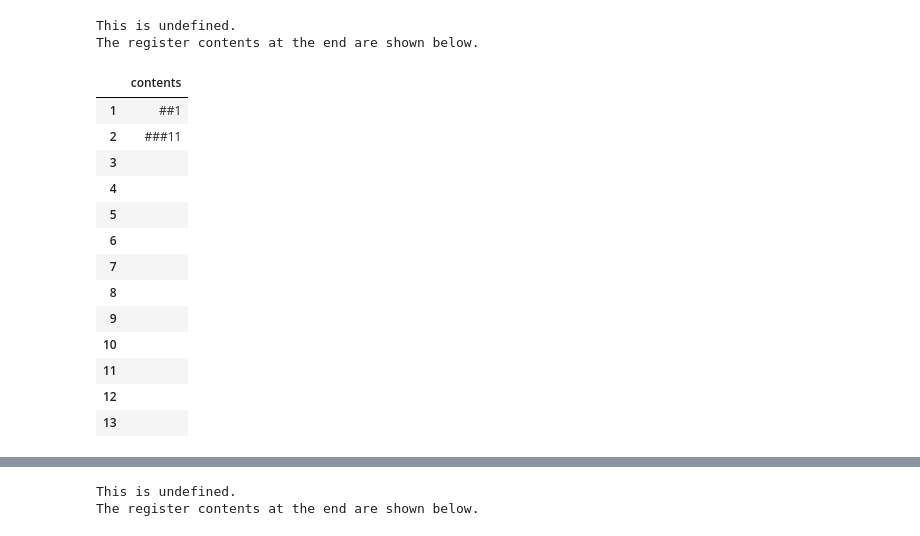
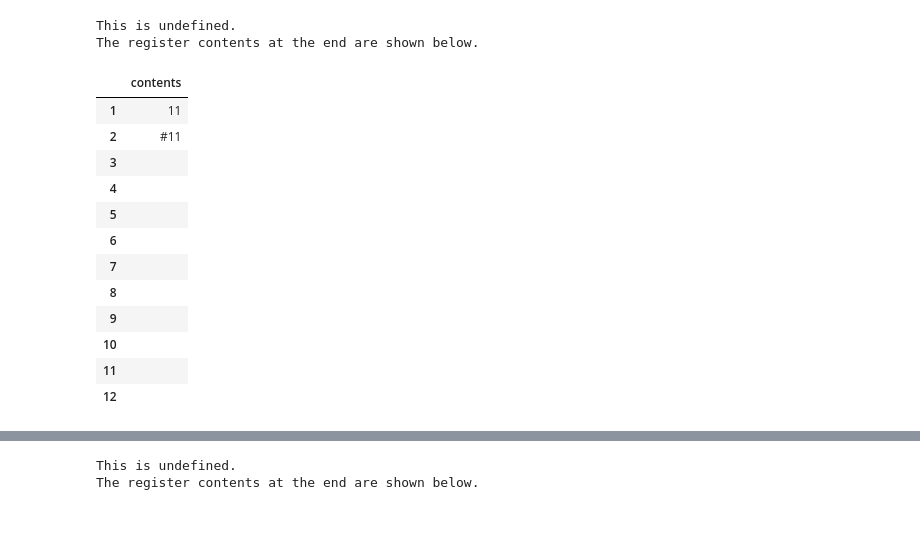
Before and after one commit to lmoss/onesharp, a Jupyter notebook: primitive_recursion.ipynb, the cells around one changed output, grey strips where cells are left out. Cells and saved outputs as stored; diff of their text form; code cells hidden in the pictures.

```diff
--- a/primitive_recursion.ipynb
+++ b/primitive_recursion.ipynb
@@ -571,7 +563,4 @@ onesharp(pr,['#11'])
 # %%
+#@title
 # s is an index of the successor function in bb
 s = '1#####111###111###1111111111111111111111111###1111111111111111111111111111111111111111###11##1#####111###111111111111111111###1111111111111111111###11#1#####111111###111###11##1111####11#111111####11#####111111###111###1##1111####1#111111####1111111111111111111###11##111111111111111111111####11#1#####111111###111###11##1111####11#111111####11#####111111###111###1##1111####1#111111####1###'
-h = '#'
-for i in range(11):
-  h = onesharp(s,[h])
-  print(h)
@@ -816,19 +705,0 @@ def compose(outer_fn,proglist,argument_number,free_reg):
-# %%
-proglist = [proj_prog(2,3),proj_prog(1,3)]
-clear_reg = 4
-argument_number = 3
-arg = argument_number
-free_reg = 6
-k = len(proglist) # number of functions
-print(k)
-#n = number of arguments that the proglist functions take
-a = [proglist[i] + move_prog(arg+1,free_reg+i+1) for i in range(0,k)]
-b = unparse(a)
-c = [move_prog(free_reg+i+1,k+i+2) for i in range(0,k)]
-d = unparse(c)
-outer_fn = multiply
-f = bump(outer_fn,argument_number)
-print(f)
-e = b + d + f
-#onesharp(f,['11', '#1#','11#','#1#','11#'])
-onesharp(e,['11','#1','#'])
@@ -1119,12 +750,0 @@ The register contents at the end are shown below.
-# %%
-def compose(outer_fn,proglist,argument_number,free_reg):
-  ## note that the outer_fn has to be 'full', not 'in place'!
-  k = len(proglist) # number of functions
-  arg = argument_number # = common arity in the proglist
-  a = [proglist[i] + move_prog(arg+1,free_reg+i+1) for i in range(0,k)]
-  b = unparse(a)
-  c = [move_prog(free_reg+i+1,argument_number+i+1) for i in range(0,k)]
-  d = unparse(c)
-  f = bump(outer_fn,argument_number)
-  e = b + d + f
-  return(e)
@@ -1292,14 +751,14 @@ The register contents at the end are shown below.
 # %%
-first = compose(s,[proj_prog(1,2)],2,6)
-second =compose(multiply,[proj_prog(2,2), first], 2, 8)
+first = compose(s,[proj_prog(1,2)],2)
+second =compose(multiply,[proj_prog(2,2), first], 2)
 fac = primitive_recursion('1#',second,0)
-onesharp(fac,['##1'])
+onesharp(fac,['11'])
 # %% [output]
 This is undefined.
 The register contents at the end are shown below.
 |  | contents |
-| 1 | ##1 |
-| 2 | ###11 |
+| 1 | 11 |
+| 2 | #11 |
 | 3 |  |
 | 4 |  |
 | 5 |  |
@@ -1310,4 +769,3 @@ The register contents at the end are shown below.
 | 10 |  |
 | 11 |  |
 | 12 |  |
-| 13 |  |
```
Also changed, not shown: parts of 42 cells of this notebook.
